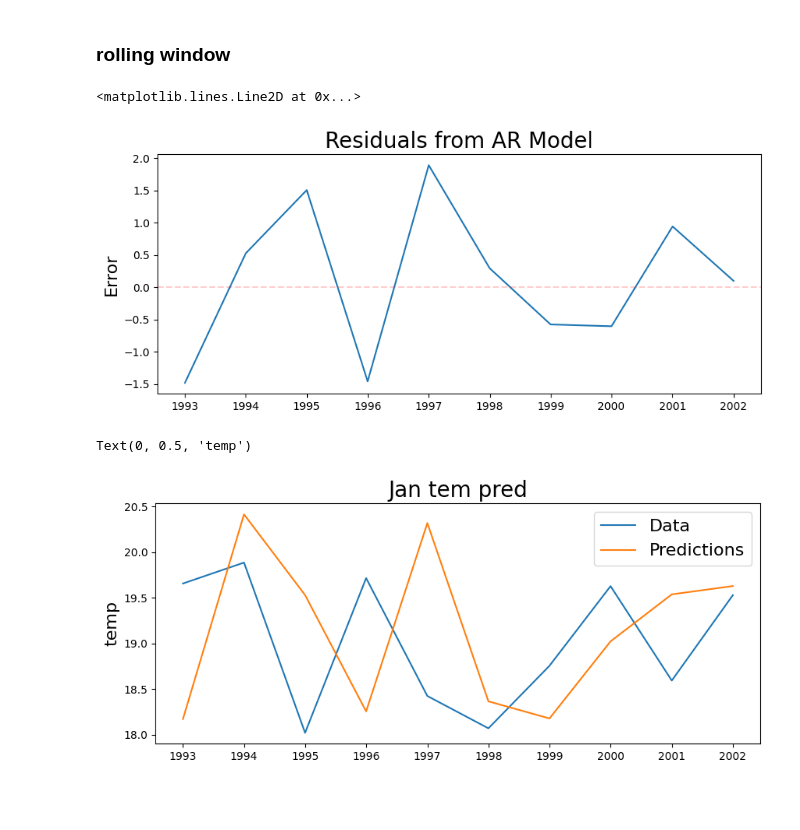
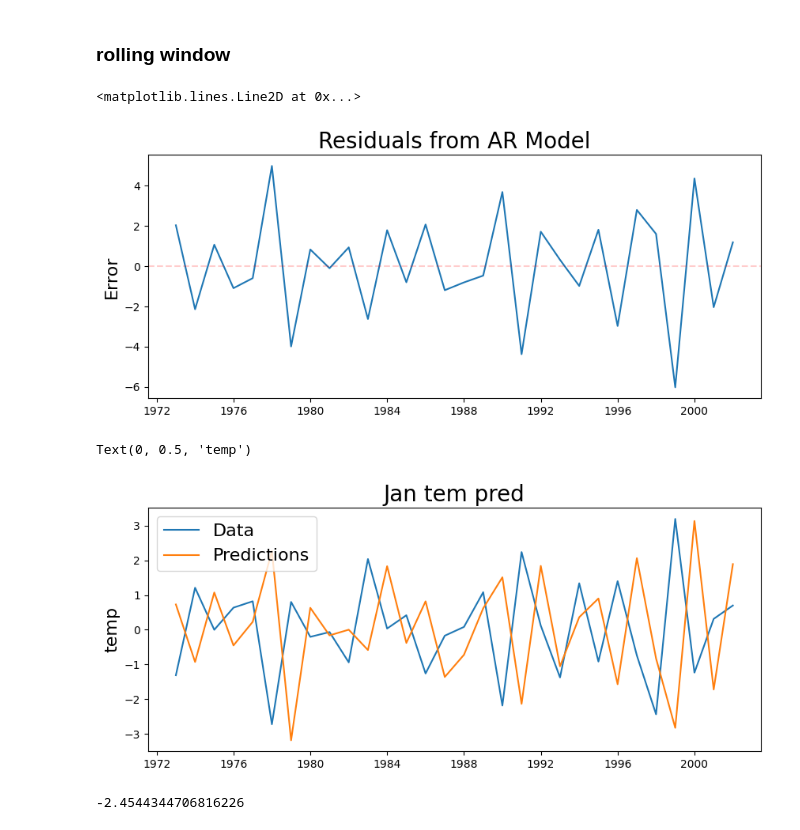
Before and after one commit to subharadhe1234/weather_forecasting, a Jupyter notebook: Notebooks/arima_model.ipynb, the cells around one changed output. Saved outputs shown, nothing was run; the diff lists cells and outputs as text; code cells hidden in the pictures; blank space fills up the shorter version.

```diff
--- a/Notebooks/arima_model.ipynb
+++ b/Notebooks/arima_model.ipynb
@@ -1292,17 +1363,19 @@ for train_end in test_data[month].index:
     # print(pred)
     # print(train_data.tail())
 # %%
-pred=rolling_predictions.cumsum()+df["Jan"].iloc[split_size+1]
-acc=test_data[month].cumsum()+df["Jan"].iloc[split_size+1]
+pred=rolling_predictions
+acc=test_data[month]
+# pred=rolling_predictions.cumsum()+df["Jan"].iloc[split_size+1]
+# acc=test_data[month].cumsum()+df["Jan"].iloc[split_size+1]
 err = pred-acc
 plt.figure(figsize=(10,4))
 plt.plot(err)
 plt.title('Residuals from AR Model', fontsize=20)
 plt.ylabel('Error', fontsize=16)
 plt.axhline(0, color='r', linestyle='--', alpha=0.2)
 # %% [output]
 <matplotlib.lines.Line2D at 0x...>
-[figure, old version]
+[figure, new version]
 # %%
 plt.figure(figsize=(10,4))
 
@@ -1317,4 +1390,11 @@ plt.ylabel('temp', fontsize=16)
 #     plt.axvline(pd.to_datetime(str(year)+'-01-01'), color='k', linestyle='--', alpha=0.2)
 # %% [output]
 Text(0, 0.5, 'temp')
-[figure, old version]
+[figure, new version]
+# %%
+
+# with noice
+from sklearn.metrics import r2_score
+r2_score(np.array(acc),np.array(pred))
+# %% [output]
+-2.4544344706816226
```
Also changed, not shown: parts of 22 cells of this notebook, 2 other files.
